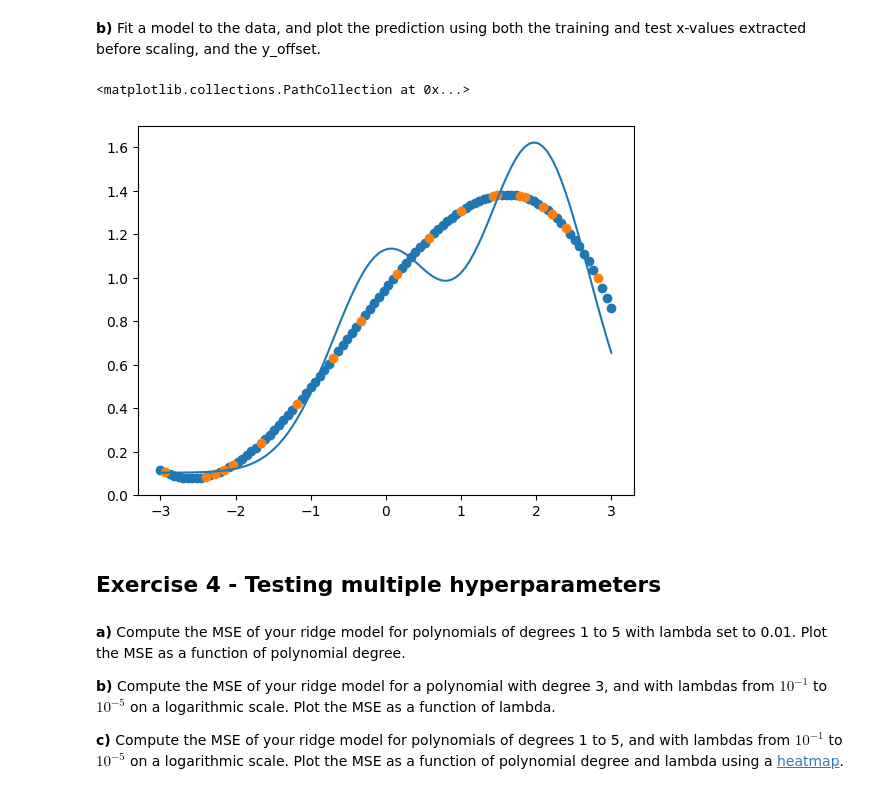
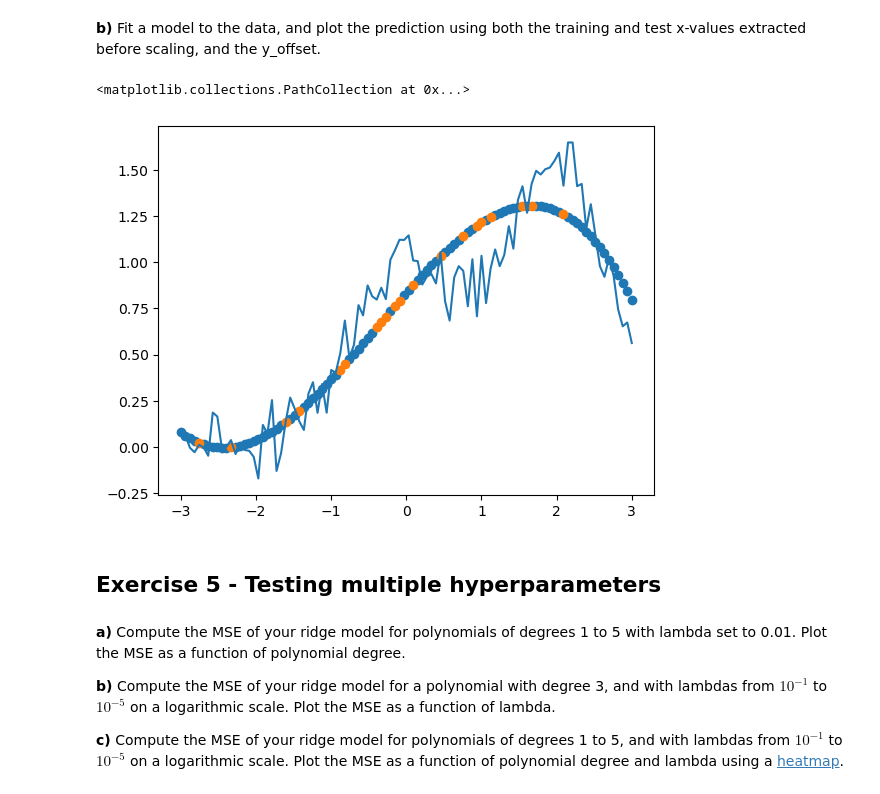
Before and after one commit to AmundAlsvik/FYS-STK4155, a Jupyter notebook: E3.ipynb, the cells around one changed output. Saved outputs shown, nothing was run; the diff lists cells and outputs as text; code cells hidden in the pictures.

```diff
--- a/E3.ipynb
+++ b/E3.ipynb
@@ -157,0 +170,18 @@ def polynomial_features(x, p, intercept=False):
+# %%
+def polynomial_features(x, p, intercept=False):
+    n = len(x)
+    if intercept:
+        X = np.zeros((n, p + 1))
+        for i in range(0,p+1):
+                X[:,i] = x**i
+        return X
+
+    X = np.zeros((n, p))
+    for i in range(0,p):
+            X[:,i] = x**(i+1)
+    return X
+
+
+X = polynomial_features(x, 5)
+
+print(X)
@@ -158,11 +206,11 @@ def polynomial_features(x, p, intercept=False):
 # %%
-def polynomial_features(x, p, intercept=False):
-    n = len(x)
-    X = np.zeros((n, p))
-    X[:, 0] = x[:]
-    X[:, 1] = x**2
-    X[:, 2] = x**3
-    return X
+# def polynomial_features(x, p, intercept=False):
+#     n = len(x)
+#     X = np.zeros((n, p))
+#     X[:, 0] = x[:]
+#     X[:, 1] = x**2
+#     X[:, 2] = x**3
+#     return X
 # %% [markdown]
 **b)** Split your data into training and test data(80/20 split)
 # %%
@@ -184,22 +230,26 @@ y_offset = np.mean(y_train)
 # %% [markdown]
 **a)** Implement a function for computing the optimal Ridge parameters using the expression from **2a)**.
 # %%
-def Ridge_parameters(X, y):
+def Ridge_parameters(X, y, l=0):
     # Assumes X is scaled and has no intercept column
-    return np.linalg.inv(X.T @ X) @ X.T @ y
+    I = np.eye(X.shape[1])
+    return np.linalg.inv(X.T @ X + l * I) @ X.T @ y
 
+# beta = Ridge_parameters(X_train_s, y_train,0.01)
 beta = Ridge_parameters(X_train_s, y_train)
 # %% [markdown]
 **b)** Fit a model to the data, and plot the prediction using both the training and test x-values extracted before scaling, and the y_offset.
 # %%
 plt.plot(x, y)
-plt.scatter(x_train, X_train_s @ beta + y_offset)
-plt.scatter(x_test, X_test_s @ beta + y_offset)
+plt.scatter(X_train[:,0], X_train_s @ beta + y_offset)
+plt.scatter(X_test[:,0], X_test_s @ beta + y_offset)
+
+#Noise is included in the fitting
 # %% [output]
 <matplotlib.collections.PathCollection at 0x...>
-[figure, old version]
+[figure, new version]
 # %% [markdown]
-## Exercise 4 - Testing multiple hyperparameters
+## Exercise 5 - Testing multiple hyperparameters
 # %% [markdown]
 **a)** Compute the MSE of your ridge model for polynomials of degrees 1 to 5 with lambda set to 0.01. Plot the MSE as a function of polynomial degree.
 
```
Also changed, not shown: parts of 9 cells of this notebook, 1 other file.
